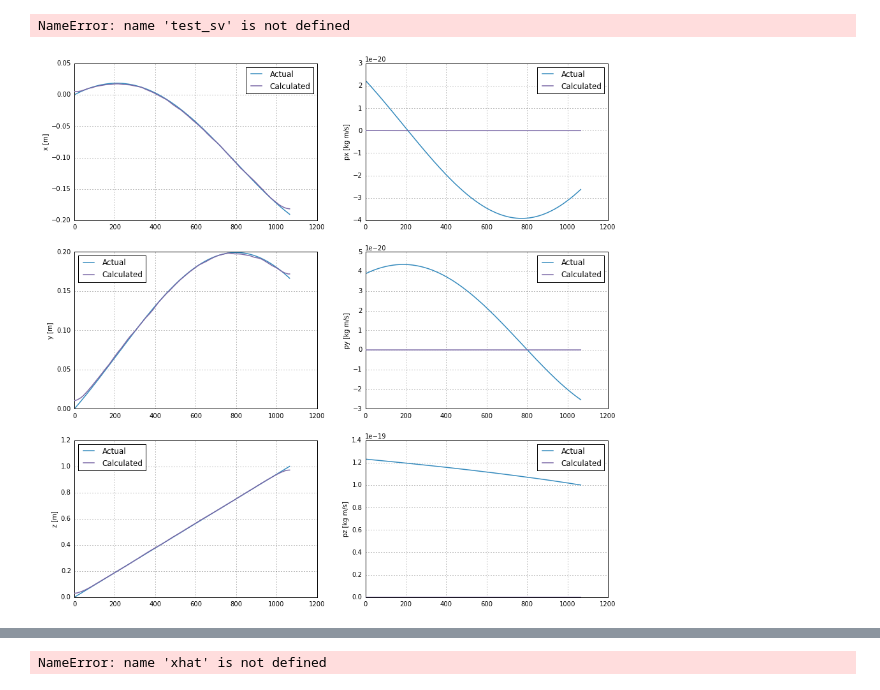
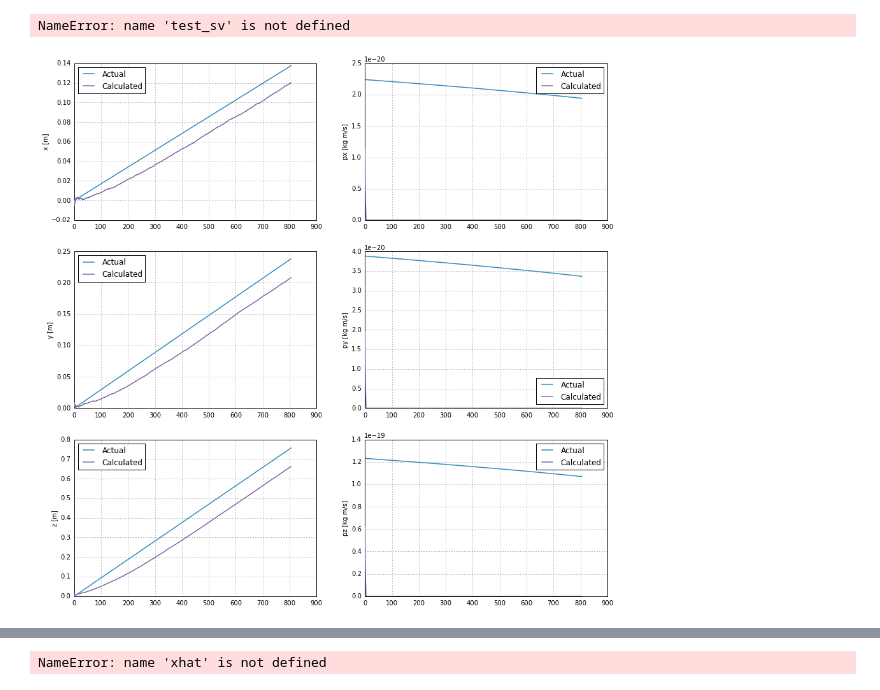
Before and after one commit to chchen123/pytpc, a Jupyter notebook: KalmanFilter.ipynb, the cells around one changed output, grey strips where cells are left out. Saved outputs shown, nothing was run; the diff lists cells and outputs as text; code cells hidden in the pictures.

```diff
--- a/KalmanFilter.ipynb
+++ b/KalmanFilter.ipynb
@@ -20,7 +20,7 @@ import copy
 # %%
 pt = tracking.Particle(mass_num=4, charge_num=2, energy_per_particle=2, azimuth=pi/3, polar=pi/9)
 efield = [0, 0, 15e3]
-bfield = [0, 0, -1]
+bfield = [0, 0, 0]
 g = tracking.Gas(4, 2, 41.8, 150.)
 # %%
 pos, mom, time, en = map(numpy.array, tracking.track(pt, g, efield, bfield))
@@ -125,13 +125,13 @@ state_vector_plots(test_sv, data=meas)
 NameError: name 'test_sv' is not defined
 # %%
 tr = tracking.Tracker(pt, g, efield, bfield, sv[0])
-tr.kfilter._dt = 1e-10
-tr.kfilter.Q = numpy.diag((1e-5, 1e-5, 1e-5, 1e-20, 1e-20, 1e-20))  # Process
+tr.kfilter._dt = 5e-11
+tr.kfilter.Q = numpy.diag((1e-6, 1e-6, 1e-6, 1e-20, 1e-20, 1e-20))  # Process
 tr.kfilter.R = numpy.eye(tr.kfilter._dim_z) * 1e-2  # Measurement
-tr.kfilter.P = numpy.eye(tr.kfilter._dim_x) * 1
+tr.kfilter.P = numpy.eye(tr.kfilter._dim_x) * 0.01
 res, covar = tr.track(meas_pos)
 sm_res, sm_covar, sm_gain = tr.kfilter.rts_smoother(res, covar)
 # %%
-state_vector_plots(sv, sm_res)
+state_vector_plots(sv, res)
 # %% [output]
-[figure, old version]
+[figure, new version]
```
Also changed, not shown: parts of 8 cells of this notebook, 1 other file.
